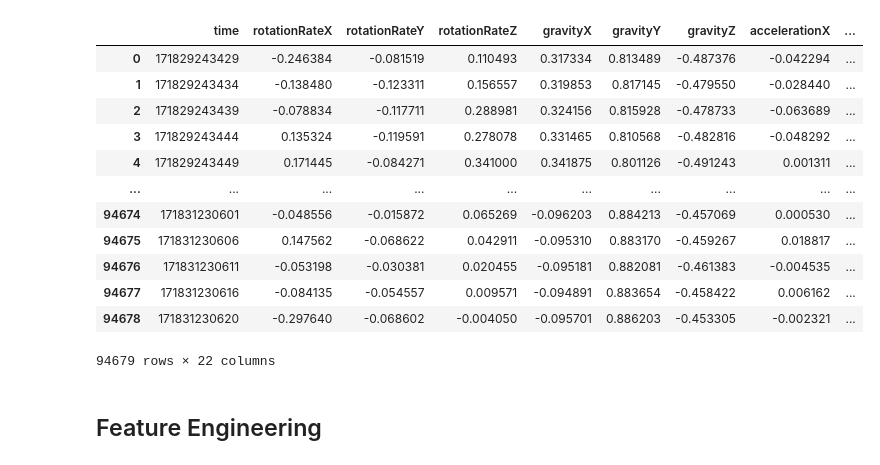
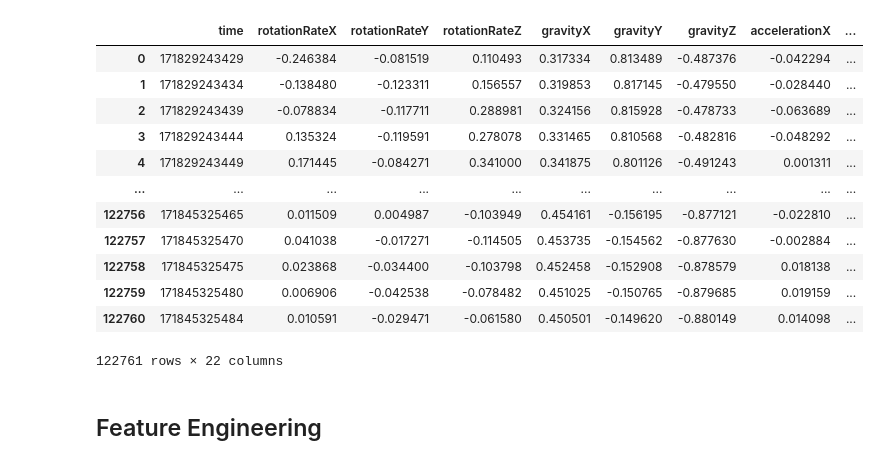
Before and after one commit to Alvarodelamaza/fitness_ml, a Jupyter notebook: feature_engineering.ipynb, the cells around one changed output. Cells and saved outputs as stored; diff of their text form; code cells hidden in the pictures.

```diff
--- a/feature_engineering.ipynb
+++ b/feature_engineering.ipynb
@@ -6,27 +6,29 @@ import numpy as np
 cycling_path = 'clean_data_cycling.csv'
 strength_path = 'clean_data_strength.csv'
 elyptic_path = 'clean_data_elyptic.csv'
+walking_path = 'clean_data_walking.csv'
 
 cycling_data = pd.read_csv(cycling_path)
 strength_data = pd.read_csv(strength_path)
 elyptic_data = pd.read_csv(elyptic_path)
+walking_data = pd.read_csv(walking_path)
 # %%
-data = pd.concat([cycling_data, strength_data, elyptic_data], axis=0, ignore_index=True)
+data = pd.concat([cycling_data, strength_data, elyptic_data,walking_data], axis=0, ignore_index=True)
 data
 # %% [output]
 |  | time | rotationRateX | rotationRateY | rotationRateZ | gravityX | gravityY | gravityZ | accelerationX | ... |
 | 0 | 171829243429 | -0.246384 | -0.081519 | 0.110493 | 0.317334 | 0.813489 | -0.487376 | -0.042294 | ... |
 | 1 | 171829243434 | -0.138480 | -0.123311 | 0.156557 | 0.319853 | 0.817145 | -0.479550 | -0.028440 | ... |
 | 2 | 171829243439 | -0.078834 | -0.117711 | 0.288981 | 0.324156 | 0.815928 | -0.478733 | -0.063689 | ... |
 | 3 | 171829243444 | 0.135324 | -0.119591 | 0.278078 | 0.331465 | 0.810568 | -0.482816 | -0.048292 | ... |
 | 4 | 171829243449 | 0.171445 | -0.084271 | 0.341000 | 0.341875 | 0.801126 | -0.491243 | 0.001311 | ... |
 | ... | ... | ... | ... | ... | ... | ... | ... | ... | ... |
-| 94674 | 171831230601 | -0.048556 | -0.015872 | 0.065269 | -0.096203 | 0.884213 | -0.457069 | 0.000530 | ... |
-| 94675 | 171831230606 | 0.147562 | -0.068622 | 0.042911 | -0.095310 | 0.883170 | -0.459267 | 0.018817 | ... |
-| 94676 | 171831230611 | -0.053198 | -0.030381 | 0.020455 | -0.095181 | 0.882081 | -0.461383 | -0.004535 | ... |
-| 94677 | 171831230616 | -0.084135 | -0.054557 | 0.009571 | -0.094891 | 0.883654 | -0.458422 | 0.006162 | ... |
-| 94678 | 171831230620 | -0.297640 | -0.068602 | -0.004050 | -0.095701 | 0.886203 | -0.453305 | -0.002321 | ... |
+| 122756 | 171845325465 | 0.011509 | 0.004987 | -0.103949 | 0.454161 | -0.156195 | -0.877121 | -0.022810 | ... |
+| 122757 | 171845325470 | 0.041038 | -0.017271 | -0.114505 | 0.453735 | -0.154562 | -0.877630 | -0.002884 | ... |
+| 122758 | 171845325475 | 0.023868 | -0.034400 | -0.103798 | 0.452458 | -0.152908 | -0.878579 | 0.018138 | ... |
+| 122759 | 171845325480 | 0.006906 | -0.042538 | -0.078482 | 0.451025 | -0.150765 | -0.879685 | 0.019159 | ... |
+| 122760 | 171845325484 | 0.010591 | -0.029471 | -0.061580 | 0.450501 | -0.149620 | -0.880149 | 0.014098 | ... |
-94679 rows × 22 columns
+122761 rows × 22 columns
 # %% [markdown]
 ## Feature Engineering
 # %% [markdown]
```
Also changed, not shown: parts of 9 cells of this notebook, 18 other files.
